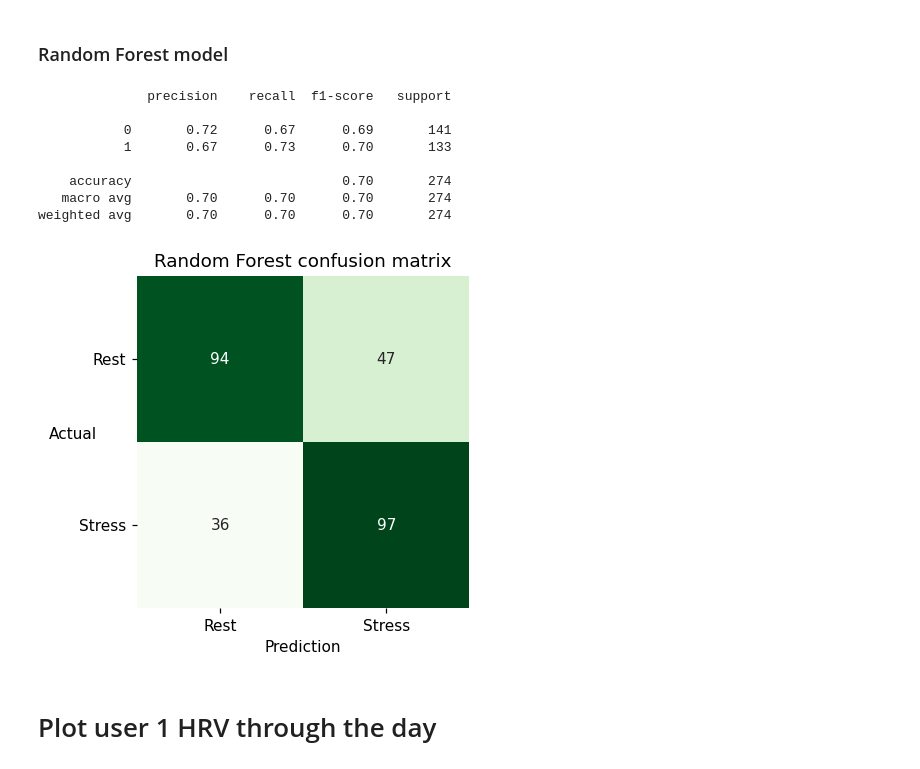
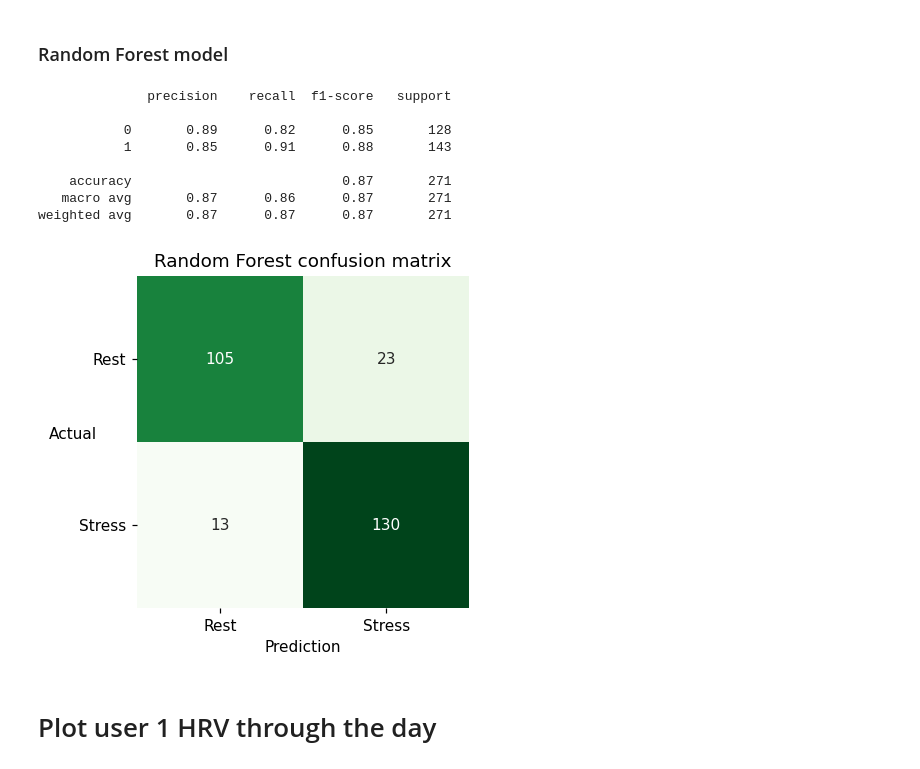
Before and after one commit to jpizzollo/MMASH, a Jupyter notebook: Predicting_stress_rest.ipynb, the cells around one changed output. Cells and saved outputs as stored; diff of their text form; code cells hidden in the pictures.

```diff
--- a/Predicting_stress_rest.ipynb
+++ b/Predicting_stress_rest.ipynb
@@ -420,8 +420,8 @@ Activity_intervals['RMSSD'] = RMSSDs
 # Get rid of empty rows
 Activity_intervals = Activity_intervals[Activity_intervals['RMSSD']!=0]
 
-with open('Activity_labelled.pickle', 'wb') as to_write:
-    pickle.dump(Activity_intervals, to_write)
+"""with open('Activity_labelled.pickle', 'wb') as to_write:
+    pickle.dump(Activity_intervals, to_write)"""
 # %% [markdown]
 # Build X and y - Vector and RMSSD
 # %%
@@ -437,7 +437,8 @@ Activity_labelled.columns = ['Axis1', 'Axis2', 'Axis3', 'Steps', 'HR', 'Inclinom
                               'sitting', 'medium', 'heavy', 'eating', 'small_screen', 'large_screen',\
                               'caffeine', 'smoking', 'alcohol', 'RMSSD']
 
-X_features = ['Vector Magnitude', 'RMSSD']
+X_features = ['Axis1', 'Axis2', 'Axis3', 'Steps', 'HR', 'Inclinometer Standing', 'Inclinometer Sitting', 'Inclinometer Lying',\
+              'Vector Magnitude', 'RMSSD']
 
 y_labels = ['no_activity',\
      'sleeping', 'laying_down', 'sitting', 'medium', 'heavy', 'eating', 'small_screen', 'large_screen',\
@@ -475,47 +476,46 @@ X_train, X_test, y_train, y_test = train_test_split(X_train, y_train, test_size=
 ### Random Forest model
 # %%
 """from sklearn.ensemble import RandomForestClassifier
-rf = RandomForestClassifier(n_estimators = 100, max_features = 2, n_jobs=1)
-rf.fit(X_train,y_train)
+rf = RandomForestClassifier(n_estimators = 100, max_features = 3, n_jobs=1)
+rf.fit(X_train,y_train)"""
 
-# pickle the rf model
+"""# pickle the rf model
 with open('5_min_rf.pickle', 'wb') as to_write:
     pickle.dump(rf, to_write)
-
-y_pred = rf.predict(X_val)"""
+"""
 
 # read in the model
 with open('5_min_rf.pickle','rb') as read_file:
     rf = pickle.load(read_file)
 
 from sklearn.datasets import make_classification
 from sklearn.metrics import confusion_matrix, plot_confusion_matrix, classification_report, recall_score, precision_score, accuracy_score
 
 # This is the updated threshold where precision and recall cross over
-y_preds = (rf.predict_proba(X_val)[:, 1] > 0.5)
-print(classification_report(y_val, y_preds))
+y_preds = (rf.predict_proba(X_test)[:, 1] > 0.5)
+print(classification_report(y_test, y_preds))
 
 import seaborn as sns
-cf_matrix = confusion_matrix(y_val, y_preds)
+cf_matrix = confusion_matrix(y_test, y_preds)
 plt.figure(dpi=110)
 sns.heatmap(cf_matrix, cmap=plt.cm.Greens, annot=True, square=True, fmt='g',
            xticklabels=['Rest','Stress'],
            yticklabels=['Rest','Stress'],
            cbar=False)
 plt.yticks(rotation=0)
 plt.xlabel('Prediction')
 plt.ylabel('Actual',rotation=0)
 plt.title('Random Forest confusion matrix');
 # %% [output]
               precision    recall  f1-score   support
 
-           0       0.72      0.67      0.69       141
-           1       0.67      0.73      0.70       133
+           0       0.89      0.82      0.85       128
+           1       0.85      0.91      0.88       143
 
-    accuracy                           0.70       274
-   macro avg       0.70      0.70      0.70       274
-weighted avg       0.70      0.70      0.70       274
+    accuracy                           0.87       271
+   macro avg       0.87      0.86      0.87       271
+weighted avg       0.87      0.87      0.87       271
-[figure, old version]
+[figure, new version]
 # %% [markdown]
 # Plot user 1 HRV through the day
 # %%
```
Also changed, not shown: 1 other file.
